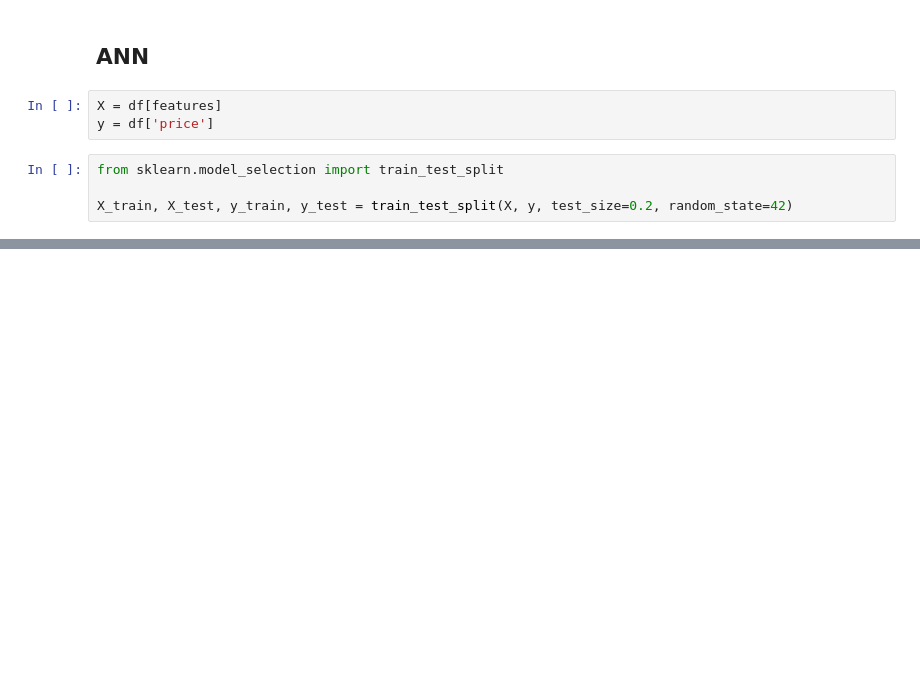
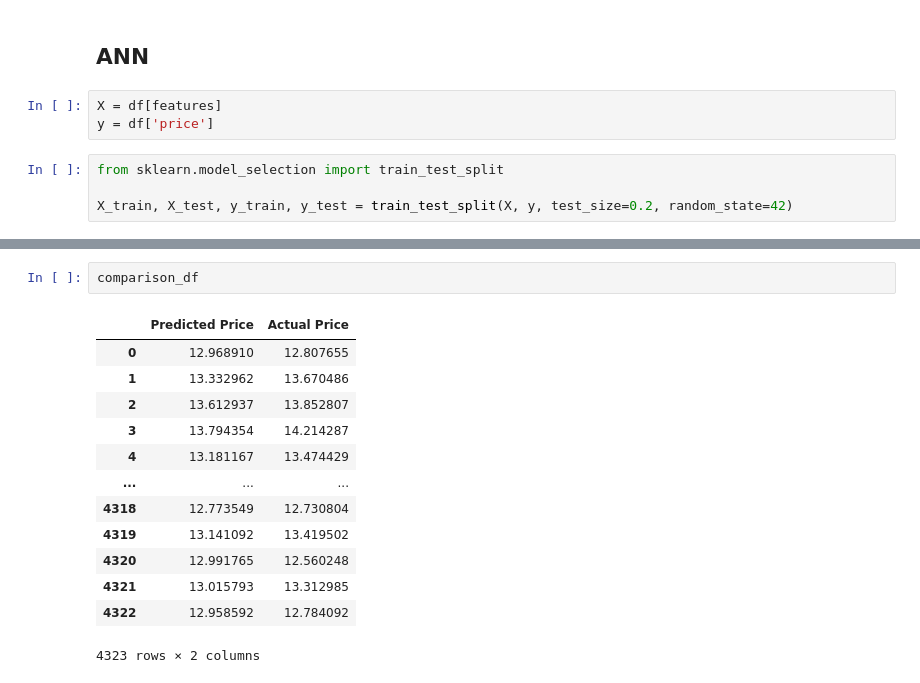
Before and after one commit to porto-o/ann_kc_houses, a Jupyter notebook: ann.ipynb, the cells around one changed output, grey strips where cells are left out. Drawn from its saved outputs; the diff is of its cells as text; blank space fills up the shorter version.

```diff
--- a/ann.ipynb
+++ b/ann.ipynb
@@ -239,0 +332,16 @@ plt.show()
+# %%
+comparison_df
+# %% [output]
+|  | Predicted Price | Actual Price |
+| 0 | 12.968910 | 12.807655 |
+| 1 | 13.332962 | 13.670486 |
+| 2 | 13.612937 | 13.852807 |
+| 3 | 13.794354 | 14.214287 |
+| 4 | 13.181167 | 13.474429 |
+| ... | ... | ... |
+| 4318 | 12.773549 | 12.730804 |
+| 4319 | 13.141092 | 13.419502 |
+| 4320 | 12.991765 | 12.560248 |
+| 4321 | 13.015793 | 13.312985 |
+| 4322 | 12.958592 | 12.784092 |
+4323 rows × 2 columns
```
Also changed, not shown: parts of 10 cells of this notebook.
